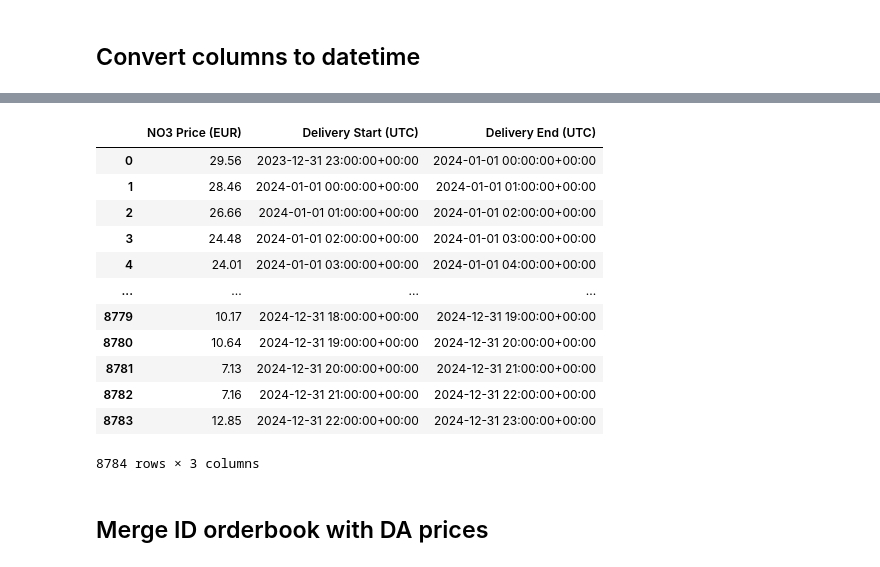
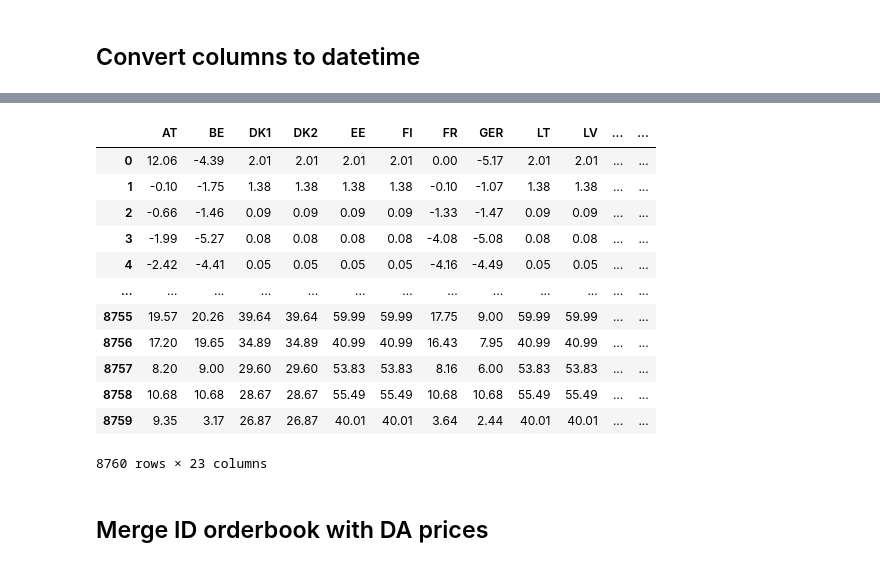
Before and after one commit to axelandreassen/Forecasting-ID-prices, a Jupyter notebook: DataPrep.ipynb, the cells around one changed output, grey strips where cells are left out. Drawn from its saved outputs; the diff is of its cells as text; code cells hidden in the pictures.

```diff
--- a/DataPrep.ipynb
+++ b/DataPrep.ipynb
@@ -55,0 +29,4 @@ orderbook_q2
+# %%
+#da_df = pd.read_excel('Data\DA_prices_2023.xlsx')
+#da_df.to_parquet('Data/da_23.parquet')
+da_df = pd.read_parquet('Data/da_23.parquet')
@@ -74,13 +103,13 @@ orderbook_df['time'] = pd.to_datetime(orderbook_df['time'])
 # %%
 # Convert string columns to datetime objects (without timezone info initially)
-da_prices_df['Delivery Start (CET)'] = pd.to_datetime(da_prices_df['Delivery Start (CET)'], format="%d.%m.%Y %H:%M:%S")
-da_prices_df['Delivery End (CET)'] = pd.to_datetime(da_prices_df['Delivery End (CET)'], format="%d.%m.%Y %H:%M:%S")
+da_df['Delivery Start (CET)'] = pd.to_datetime(da_df['Delivery Start (CET)'], format="%d.%m.%Y %H:%M:%S")
+da_df['Delivery End (CET)'] = pd.to_datetime(da_df['Delivery End (CET)'], format="%d.%m.%Y %H:%M:%S")
 
 # Localize to CET timezone
 cet = pytz.timezone('CET')
-da_prices_df['Delivery Start (CET)'] = da_prices_df['Delivery Start (CET)'].dt.tz_localize(cet, ambiguous='infer')
-da_prices_df['Delivery End (CET)'] = da_prices_df['Delivery End (CET)'].dt.tz_localize(cet, ambiguous='infer')
+da_df['Delivery Start (CET)'] = da_df['Delivery Start (CET)'].dt.tz_localize(cet, ambiguous='infer')
+da_df['Delivery End (CET)'] = da_df['Delivery End (CET)'].dt.tz_localize(cet, ambiguous='infer')
 
 # Convert from CET to UCT
-da_prices_df['Delivery Start (UTC)'] = da_prices_df['Delivery Start (CET)'].dt.tz_convert('UTC')
-da_prices_df['Delivery End (UTC)'] = da_prices_df['Delivery End (CET)'].dt.tz_convert('UTC')
+da_df['Delivery Start (UTC)'] = da_df['Delivery Start (CET)'].dt.tz_convert('UTC')
+da_df['Delivery End (UTC)'] = da_df['Delivery End (CET)'].dt.tz_convert('UTC')
@@ -96,22 +132,22 @@ dtype: object
 # %%
 # Remove the CET columns
-da_prices_df = da_prices_df.drop(columns=['Delivery Start (CET)', 'Delivery End (CET)'])
+da_df = da_df.drop(columns=['Delivery Start (CET)', 'Delivery End (CET)'])
-# %%
-da_prices_df
-# %% [output]
-|  | NO3 Price (EUR) | Delivery Start (UTC) | Delivery End (UTC) |
-| 0 | 29.56 | 2023-12-31 23:00:00+00:00 | 2024-01-01 00:00:00+00:00 |
-| 1 | 28.46 | 2024-01-01 00:00:00+00:00 | 2024-01-01 01:00:00+00:00 |
-| 2 | 26.66 | 2024-01-01 01:00:00+00:00 | 2024-01-01 02:00:00+00:00 |
-| 3 | 24.48 | 2024-01-01 02:00:00+00:00 | 2024-01-01 03:00:00+00:00 |
-| 4 | 24.01 | 2024-01-01 03:00:00+00:00 | 2024-01-01 04:00:00+00:00 |
-| ... | ... | ... | ... |
-| 8779 | 10.17 | 2024-12-31 18:00:00+00:00 | 2024-12-31 19:00:00+00:00 |
-| 8780 | 10.64 | 2024-12-31 19:00:00+00:00 | 2024-12-31 20:00:00+00:00 |
-| 8781 | 7.13 | 2024-12-31 20:00:00+00:00 | 2024-12-31 21:00:00+00:00 |
-| 8782 | 7.16 | 2024-12-31 21:00:00+00:00 | 2024-12-31 22:00:00+00:00 |
-| 8783 | 12.85 | 2024-12-31 22:00:00+00:00 | 2024-12-31 23:00:00+00:00 |
-8784 rows × 3 columns
+# %%
+da_df
+# %% [output]
+|  | AT | BE | DK1 | DK2 | EE | FI | FR | GER | LT | LV | ... | ... |
+| 0 | 12.06 | -4.39 | 2.01 | 2.01 | 2.01 | 2.01 | 0.00 | -5.17 | 2.01 | 2.01 | ... | ... |
+| 1 | -0.10 | -1.75 | 1.38 | 1.38 | 1.38 | 1.38 | -0.10 | -1.07 | 1.38 | 1.38 | ... | ... |
+| 2 | -0.66 | -1.46 | 0.09 | 0.09 | 0.09 | 0.09 | -1.33 | -1.47 | 0.09 | 0.09 | ... | ... |
+| 3 | -1.99 | -5.27 | 0.08 | 0.08 | 0.08 | 0.08 | -4.08 | -5.08 | 0.08 | 0.08 | ... | ... |
+| 4 | -2.42 | -4.41 | 0.05 | 0.05 | 0.05 | 0.05 | -4.16 | -4.49 | 0.05 | 0.05 | ... | ... |
+| ... | ... | ... | ... | ... | ... | ... | ... | ... | ... | ... | ... | ... |
+| 8755 | 19.57 | 20.26 | 39.64 | 39.64 | 59.99 | 59.99 | 17.75 | 9.00 | 59.99 | 59.99 | ... | ... |
+| 8756 | 17.20 | 19.65 | 34.89 | 34.89 | 40.99 | 40.99 | 16.43 | 7.95 | 40.99 | 40.99 | ... | ... |
+| 8757 | 8.20 | 9.00 | 29.60 | 29.60 | 53.83 | 53.83 | 8.16 | 6.00 | 53.83 | 53.83 | ... | ... |
+| 8758 | 10.68 | 10.68 | 28.67 | 28.67 | 55.49 | 55.49 | 10.68 | 10.68 | 55.49 | 55.49 | ... | ... |
+| 8759 | 9.35 | 3.17 | 26.87 | 26.87 | 40.01 | 40.01 | 3.64 | 2.44 | 40.01 | 40.01 | ... | ... |
+8760 rows × 23 columns
 # %% [markdown]
 ## Merge ID orderbook with DA prices
 # %%
```
Also changed, not shown: parts of 68 cells of this notebook.
